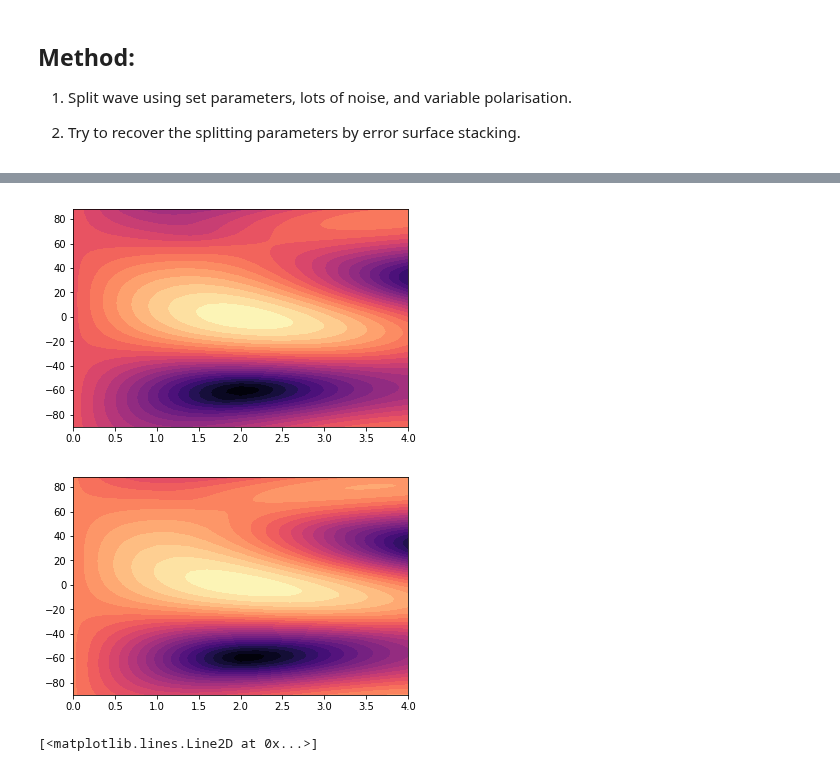
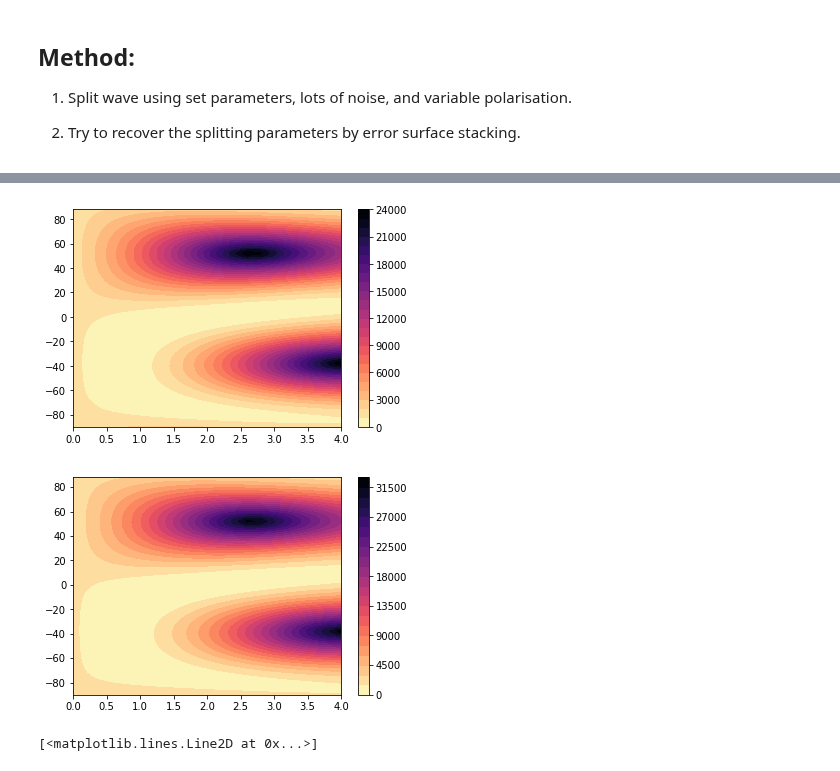
Before and after one commit to JackWalpole/splitwavepy, a Jupyter notebook: devel/Error_Surf_Stack.ipynb, the cells around one changed output, grey strips where cells are left out. Saved outputs shown, nothing was run; the diff lists cells and outputs as text; code cells hidden in the pictures.

```diff
--- a/devel/Error_Surf_Stack.ipynb
+++ b/devel/Error_Surf_Stack.ipynb
@@ -54,5 +62,5 @@ plt.show()
 # %%
-# 1. Generate Synthetic Data
+# 1. Generate Synthetic Data with variable noise
 
 # noise_level = 0.1
 fast = 0.
@@ -60,8 +68,11 @@ lag = 2.
 delta = 0.1
 
 listM = [ sw.EigenM(pol=np.random.randint(360),
-                    noise=0.01+0.2*np.random.rand(1),
-                    fast = fast,
-                    lag = lag,
+                    noise=0.2*np.random.rand(1),
+                    split = (fast,lag),
                     delta = delta,
                     lags=(4,)) for _ in range(40) ]
+
+# 2. Collect in Stack
+
+S = sw.eigval.Stack(listM)
@@ -79,13 +93,15 @@ plt.show()
 # %%
-plt.contourf(S.lags,S.degs,S.wolfe_silver(),26,cmap='magma_r')
+cax = plt.contourf(S.lags,S.degs,S.wolfe_silver(),26,cmap='magma_r')
+plt.colorbar(cax)
 plt.show()
 # %% [output]
-[figure, old version]
+[figure, new version]
 # %%
-plt.contourf(S.lags,S.degs,S.restivo_helffrich(),26,cmap='magma_r')
+cax=plt.contourf(S.lags,S.degs,S.restivo_helffrich(),26,cmap='magma_r')
+plt.colorbar(cax)
 plt.show()
 # %% [output]
-[figure, old version]
+[figure, new version]
 # %%
 def sigmoid (x): return 1/(1 + np.exp(-x))
 # %%
```
Also changed, not shown: parts of 9 cells of this notebook, 5 other files.
